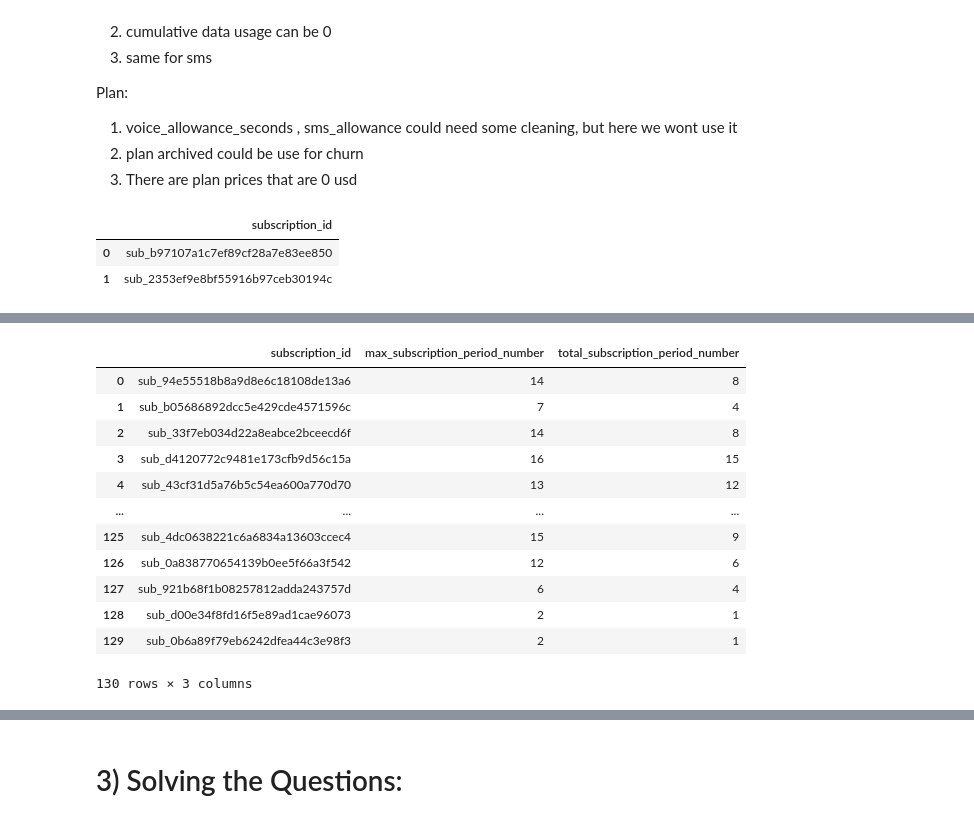
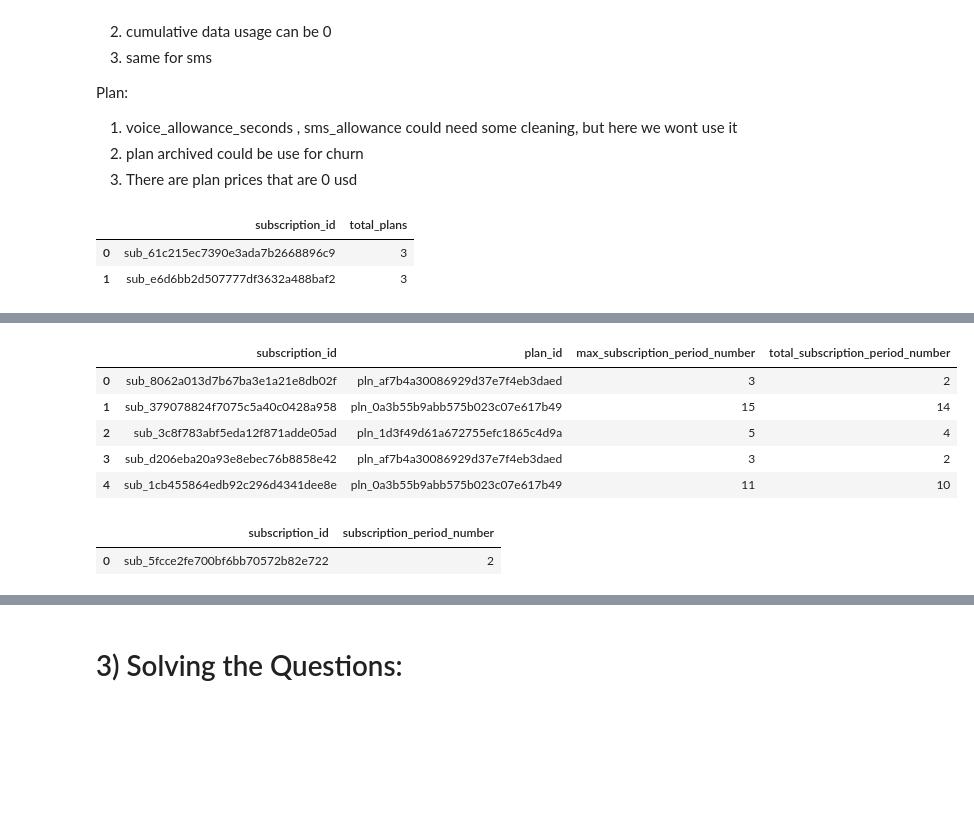
Before and after one commit to Robertoarce/gigs-sql, a Jupyter notebook: analysis.ipynb, the cells around one changed output, grey strips where cells are left out. Drawn from its saved outputs; the diff is of its cells as text; code cells hidden in the pictures; blank space fills up the shorter version.

```diff
--- a/analysis.ipynb
+++ b/analysis.ipynb
@@ -258,16 +273,16 @@ Plan:
 # can a subscription have multiple plans? - YES
 
 SELECT
-subscription_id
-# count(Distinct plan_id) as total_plans
+subscription_id,
+count(distinct plan_id) as total_plans
 FROM usage_data
-# group by 1
-# order by 2 desc
+ group by 1
+ order by 2 desc
 limit 2;
 # %% [output]
-|  | subscription_id |
-| 0 | sub_b97107a1c7ef89cf28a7e83ee850 |
-| 1 | sub_2353ef9e8bf55916b97ceb30194c |
+|  | subscription_id | total_plans |
+| 0 | sub_61c215ec7390e3ada7b2668896c9 | 3 |
+| 1 | sub_e6d6bb2d507777df3632a488baf2 | 3 |
 # %%
 %%sql
 
@@ -295,29 +310,38 @@ where subscription_id = 'sub_bf65d729c2df4092017eaea0ee0a';
 # %%
 %%sql
 
-# testing if overlapping periods are possible- YES
+# testing if overlapping periods are possible- To be check, the max subscription period is 15 but the total subscription periods is 9 which means there are spaces or overlaps
 
 select
 subscription_id,
+plan_id,
 max(subscription_period_number) as max_subscription_period_number,
 count(distinct subscription_period_number) as total_subscription_period_number
 from usage_data
-group by 1
-having max_subscription_period_number != total_subscription_period_number;
+group by 1,2
+having max_subscription_period_number != total_subscription_period_number
+limit 5;
 # %% [output]
-|  | subscription_id | max_subscription_period_number | total_subscription_period_number |
-| 0 | sub_94e55518b8a9d8e6c18108de13a6 | 14 | 8 |
-| 1 | sub_b05686892dcc5e429cde4571596c | 7 | 4 |
-| 2 | sub_33f7eb034d22a8eabce2bceecd6f | 14 | 8 |
-| 3 | sub_d4120772c9481e173cfb9d56c15a | 16 | 15 |
-| 4 | sub_43cf31d5a76b5c54ea600a770d70 | 13 | 12 |
-| ... | ... | ... | ... |
-| 125 | sub_4dc0638221c6a6834a13603ccec4 | 15 | 9 |
-| 126 | sub_0a838770654139b0ee5f66a3f542 | 12 | 6 |
-| 127 | sub_921b68f1b08257812adda243757d | 6 | 4 |
-| 128 | sub_d00e34f8fd16f5e89ad1cae96073 | 2 | 1 |
-| 129 | sub_0b6a89f79eb6242dfea44c3e98f3 | 2 | 1 |
+|  | subscription_id | plan_id | max_subscription_period_number | total_subscription_period_number |
+| 0 | sub_8062a013d7b67ba3e1a21e8db02f | pln_af7b4a30086929d37e7f4eb3daed | 3 | 2 |
+| 1 | sub_379078824f7075c5a40c0428a958 | pln_0a3b55b9abb575b023c07e617b49 | 15 | 14 |
+| 2 | sub_3c8f783abf5eda12f871adde05ad | pln_1d3f49d61a672755efc1865c4d9a | 5 | 4 |
+| 3 | sub_d206eba20a93e8ebec76b8858e42 | pln_af7b4a30086929d37e7f4eb3daed | 3 | 2 |
+| 4 | sub_1cb455864edb92c296d4341dee8e | pln_0a3b55b9abb575b023c07e617b49 | 11 | 10 |
-130 rows × 3 columns
+# %%
+%%sql
+
+# testing if overlapping periods are possible- To be check, the max subscription period is 15 but the total subscription periods is 9 which means there are spaces or overlaps
+
+select
+subscription_id,
+
+subscription_period_number
+from usage_data
+where subscription_id = 'sub_5fcce2fe700bf6bb70572b82e722'
+# %% [output]
+|  | subscription_id | subscription_period_number |
+| 0 | sub_5fcce2fe700bf6bb70572b82e722 | 2 |
 # %%
 %%sql
 
```
Also changed, not shown: parts of 16 cells of this notebook, 1 other file.
